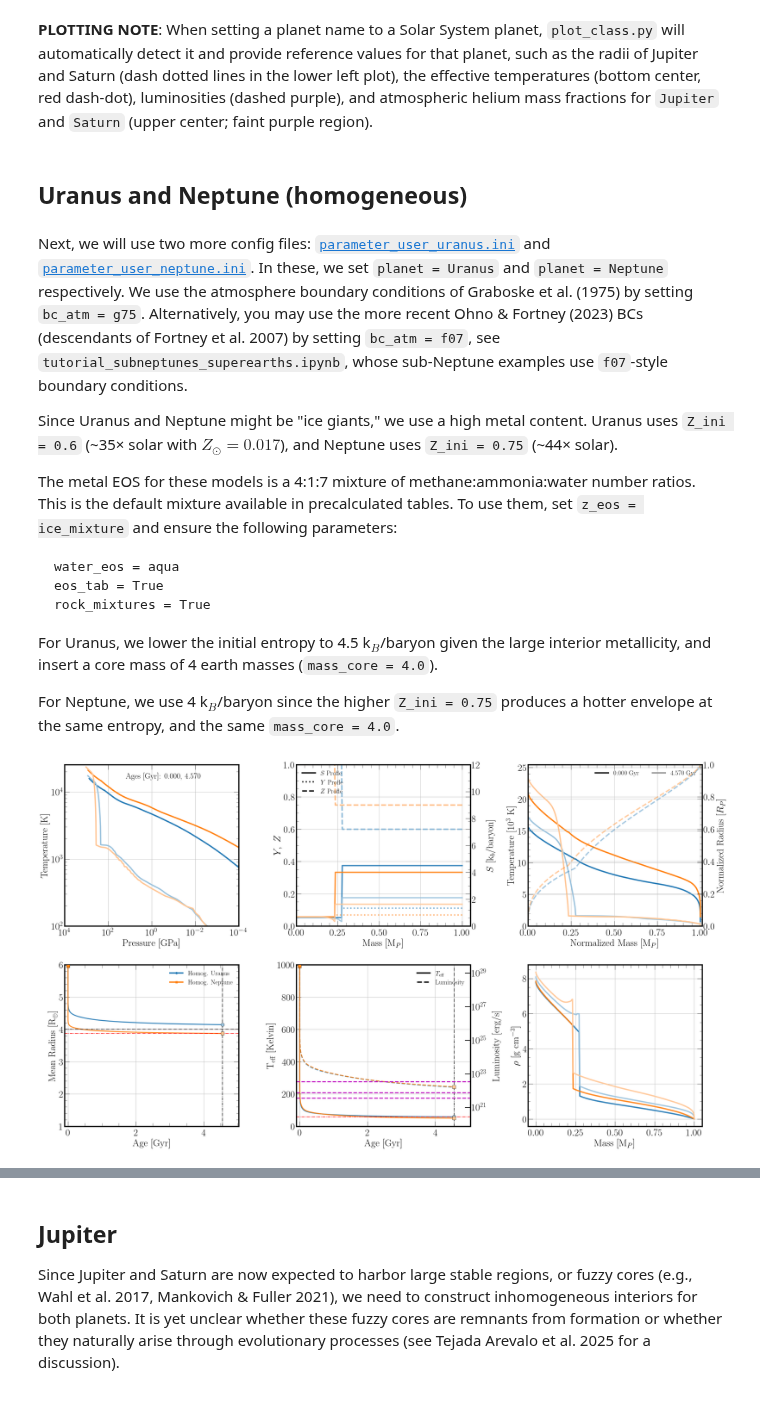
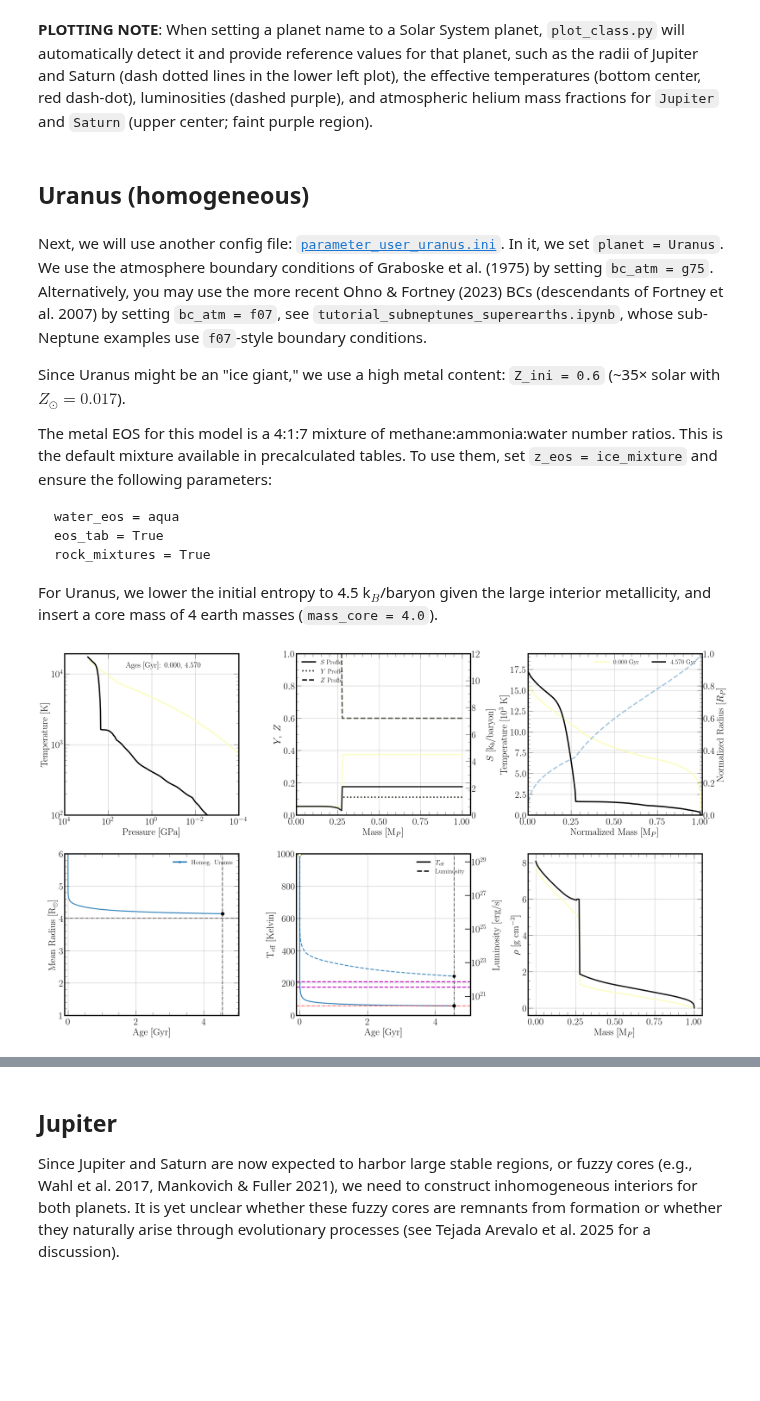
Before and after one commit to robtejada/orchard-public, a Jupyter notebook: tutorial_solarsystem_planets.ipynb, the cells around one changed output, grey strips where cells are left out. Cells and saved outputs as stored; diff of their text form; code cells hidden in the pictures; blank space fills up the shorter version.

````diff
--- a/tutorial_solarsystem_planets.ipynb
+++ b/tutorial_solarsystem_planets.ipynb
@@ -49,13 +49,13 @@ init.age_plot(
 # %% [markdown]
 **PLOTTING NOTE**: When setting a planet name to a Solar System planet, `plot_class.py` will automatically detect it and provide reference values for that planet, such as the radii of Jupiter and Saturn (dash dotted lines in the lower left plot), the effective temperatures (bottom center, red dash-dot), luminosities (dashed purple), and atmospheric helium mass fractions for `Jupiter` and `Saturn` (upper center; faint purple region).
 # %% [markdown]
-## Uranus and Neptune (homogeneous)
+## Uranus (homogeneous)
 # %% [markdown]
-Next, we will use two more config files: [`parameter_user_uranus.ini`](../parameter_examples/parameter_user_uranus.ini) and [`parameter_user_neptune.ini`](../parameter_examples/parameter_user_neptune.ini). In these, we set `planet = Uranus` and `planet = Neptune` respectively. We use the atmosphere boundary conditions of Graboske et al. (1975) by setting `bc_atm = g75`. Alternatively, you may use the more recent Ohno & Fortney (2023) BCs (descendants of Fortney et al. 2007) by setting `bc_atm = f07`, see `tutorial_subneptunes_superearths.ipynb`, whose sub-Neptune examples use `f07`-style boundary conditions.
+Next, we will use another config file: [`parameter_user_uranus.ini`](../parameter_examples/parameter_user_uranus.ini). In it, we set `planet = Uranus`. We use the atmosphere boundary conditions of Graboske et al. (1975) by setting `bc_atm = g75`. Alternatively, you may use the more recent Ohno & Fortney (2023) BCs (descendants of Fortney et al. 2007) by setting `bc_atm = f07`, see `tutorial_subneptunes_superearths.ipynb`, whose sub-Neptune examples use `f07`-style boundary conditions.
 
-Since Uranus and Neptune might be "ice giants," we use a high metal content. Uranus uses `Z_ini = 0.6` (~35× solar with $Z_\odot = 0.017$), and Neptune uses `Z_ini = 0.75` (~44× solar).
+Since Uranus might be an "ice giant," we use a high metal content: `Z_ini = 0.6` (~35× solar with $Z_\odot = 0.017$).
 
-The metal EOS for these models is a 4:1:7 mixture of methane:ammonia:water number ratios. This is the default mixture available in precalculated tables. To use them, set `z_eos = ice_mixture` and ensure the following parameters:
+The metal EOS for this model is a 4:1:7 mixture of methane:ammonia:water number ratios. This is the default mixture available in precalculated tables. To use them, set `z_eos = ice_mixture` and ensure the following parameters:
 
 ```
 water_eos = aqua
@@ -64,33 +64,28 @@ rock_mixtures = True
 ```
 
 For Uranus, we lower the initial entropy to 4.5 k$_B$/baryon given the large interior metallicity, and insert a core mass of 4 earth masses (`mass_core = 4.0`).
-
-For Neptune, we use 4 k$_B$/baryon since the higher `Z_ini = 0.75` produces a hotter envelope at the same entropy, and the same `mass_core = 4.0`.
 # %%
 import plot_class
 
 paths = [
     'parameter_examples/parameter_user_uranus.ini',
-    'parameter_examples/parameter_user_neptune.ini',
 ]
 
 init = plot_class.init_plot(paths = paths)
 
 # specify legend labels for each model (in order of paths list)
 labels = [
     r'Homog. Uranus',
-    r'Homog. Neptune',
-
 ]
 
 init.age_plot(
     ages=[0, 4.57], # input ages to plot (in Gyr)
     output_file='age_compare',
     labels=labels,
     save=False,
     leg_size=20,
     rad_temp_plot=True,
 )
 # %% [output]
-[figure, old version]
+[figure, new version]
 # %% [markdown]
````
Also changed, not shown: parts of 2 cells of this notebook, 5 other files.
